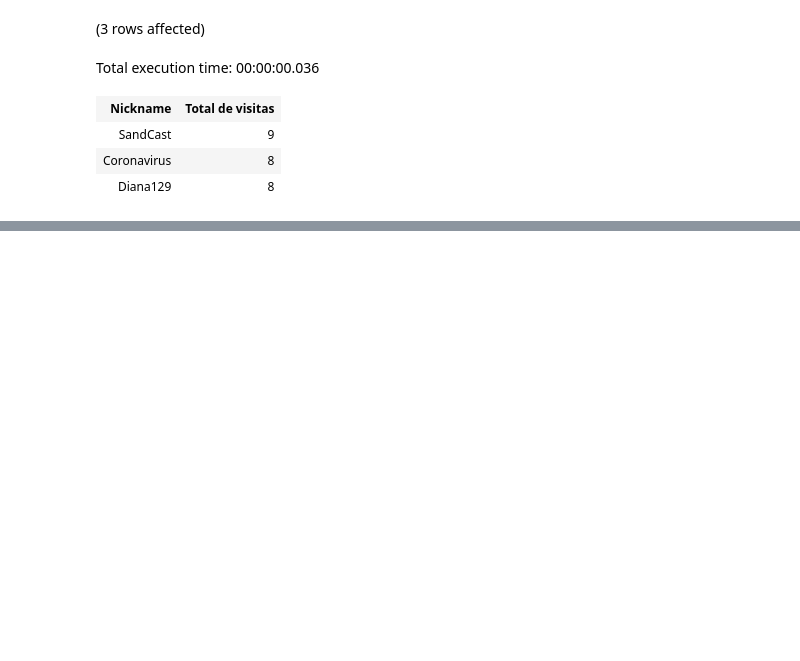
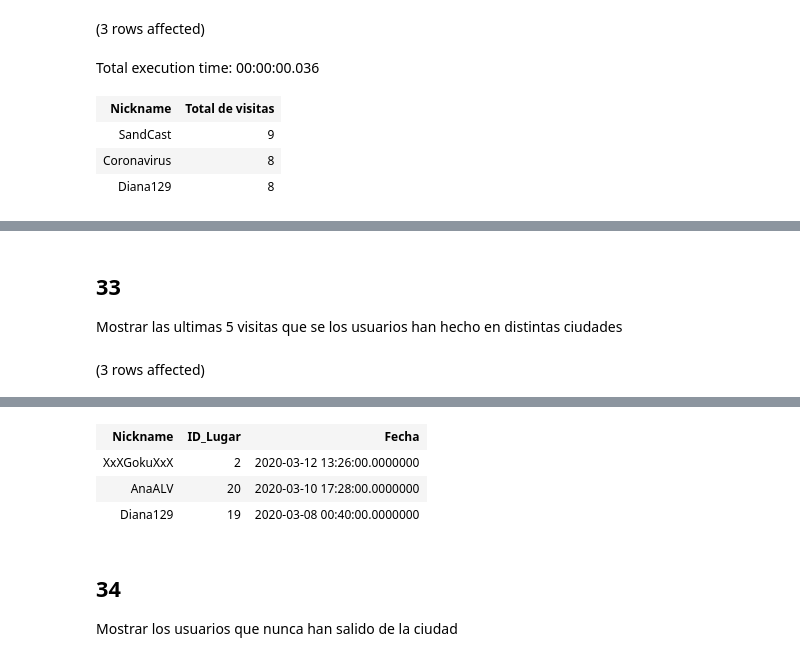
Before and after one commit to DanielCamposs98/BDCuatroCuadras, a Jupyter notebook: CuatroCuadras (Consultas).ipynb, the cells around one changed output, grey strips where cells are left out. Saved outputs shown, nothing was run; the diff lists cells and outputs as text; code cells hidden in the pictures; blank space fills up the shorter version.

```diff
--- a/CuatroCuadras (Consultas).ipynb
+++ b/CuatroCuadras (Consultas).ipynb
@@ -580,0 +639,13 @@ Total execution time: 00:00:00.036
+# %% [markdown]
+## 33
+Mostrar las ultimas 5 visitas que se los usuarios han hecho en distintas ciudades
+# %%
+Select TOP 3 U.Nickname, L.ID_Lugar, V.Fecha from VISITA V
+INNER JOIN USUARIO U
+ON V.Nickname=U.Nickname
+INNER JOIN Lugar L
+ON V.ID_Lugar=L.ID_Lugar
+WHERE L.ID_Ciudad<>U.ID_Ciudad
+ORDER BY V.Fecha DESC
+# %% [output]
+(3 rows affected)
@@ -580,0 +653,7 @@ Total execution time: 00:00:00.036
+| Nickname | ID_Lugar | Fecha |
+| XxXGokuXxX | 2 | 2020-03-12 13:26:00.0000000 |
+| AnaALV | 20 | 2020-03-10 17:28:00.0000000 |
+| Diana129 | 19 | 2020-03-08 00:40:00.0000000 |
+# %% [markdown]
+## 34
+Mostrar los usuarios que nunca han salido de la ciudad
```
Also changed, not shown: parts of 19 cells of this notebook.
